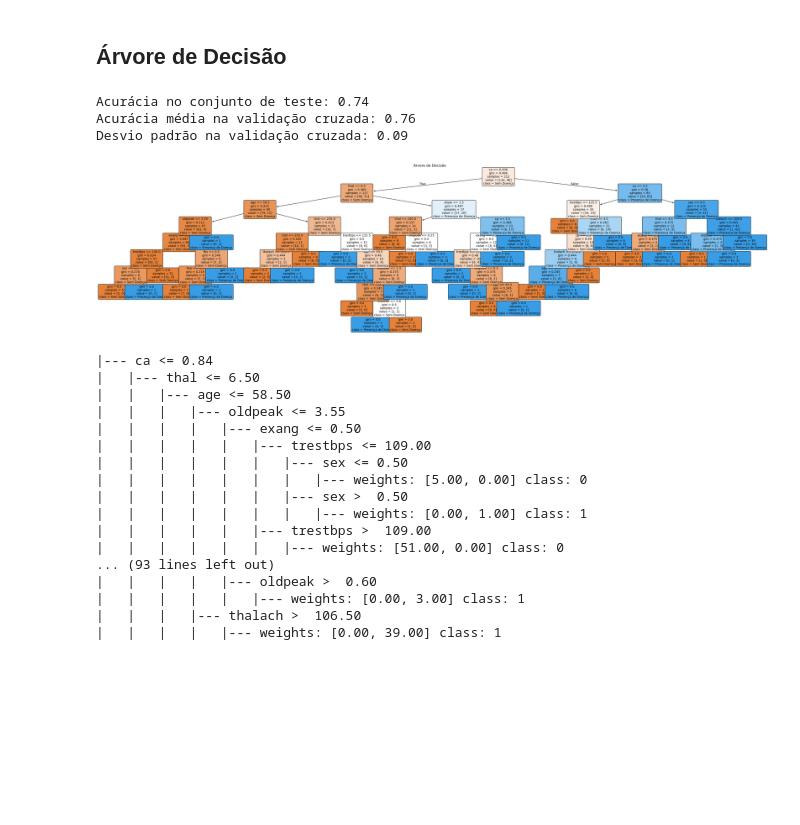
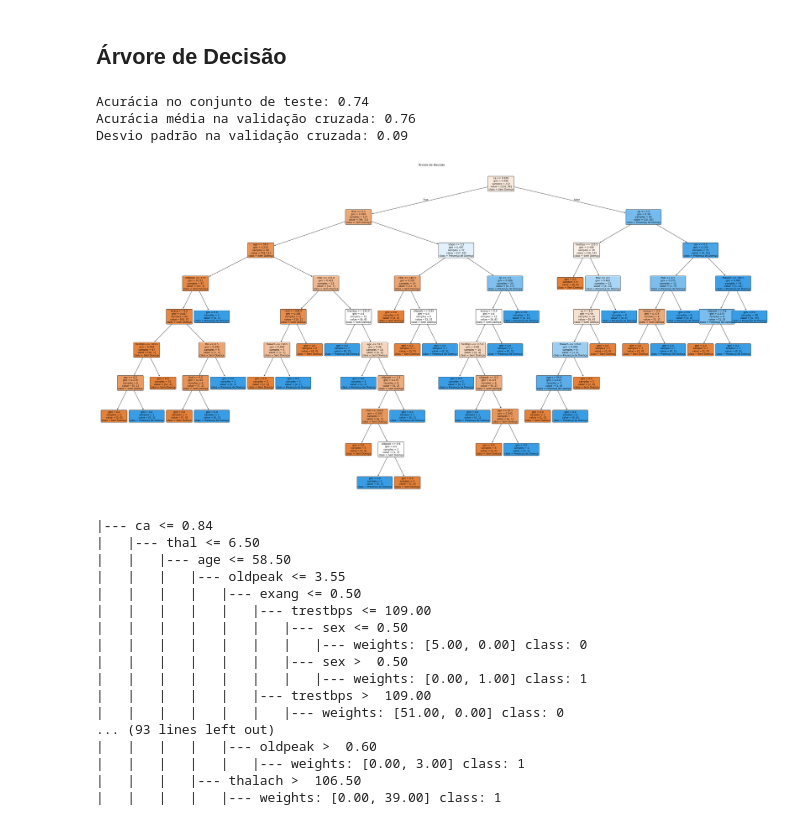
Before and after one commit to neocrz/heart_disease, a Jupyter notebook: note.ipynb, the cells around one changed output. Cells and saved outputs as stored; diff of their text form; code cells hidden in the pictures; blank space fills up the shorter version.

```diff
--- a/note.ipynb
+++ b/note.ipynb
@@ -536,35 +461,35 @@ y_pred = dtree.predict(X_test)
 # Cálculo da acurácia
 accuracy = accuracy_score(y_test, y_pred)
 print(f"Acurácia no conjunto de teste: {accuracy:.2f}")
 
 # Validação cruzada
 cv_scores = cross_val_score(dtree, X_f, y_f, cv=5)
 print(f"Acurácia média na validação cruzada: {cv_scores.mean():.2f}")
 print(f"Desvio padrão na validação cruzada: {cv_scores.std():.2f}")
 
 # Visualização da árvore de decisão
-plt.figure(figsize=(40, 10))  # Aumentando o tamanho do plot
+plt.figure(figsize=(50, 25))  # Aumentando o tamanho do plot
 plot_tree(
     dtree,
     feature_names=features,
     class_names=['Sem Doença', 'Presença de Doença'],
     filled=True,
     rounded=True,
     fontsize=10
 )
 plt.title("Árvore de Decisão")
 plt.show()
 
 # Exportar a árvore em formato textual
 tree_rules = export_text(dtree, feature_names=features, show_weights=True)
 
 # Imprimir as regras no console
 print(tree_rules)
 # %% [output]
 Acurácia no conjunto de teste: 0.74
 Acurácia média na validação cruzada: 0.76
 Desvio padrão na validação cruzada: 0.09
-[figure, old version]
+[figure, new version]
 |--- ca <= 0.84
 |   |--- thal <= 6.50
 |   |   |--- age <= 58.50
```
Also changed, not shown: parts of 6 cells of this notebook, 2 other files.
